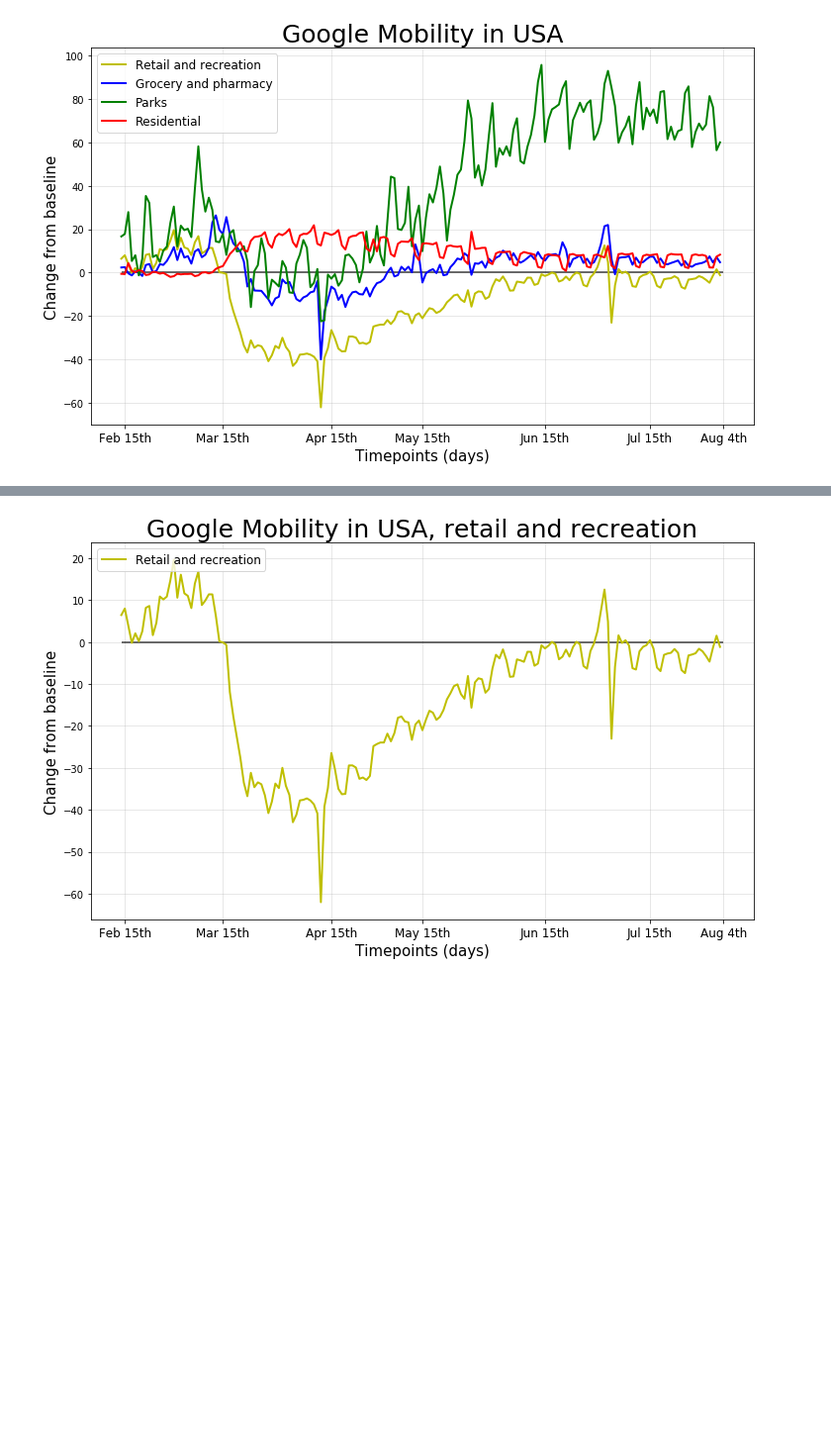
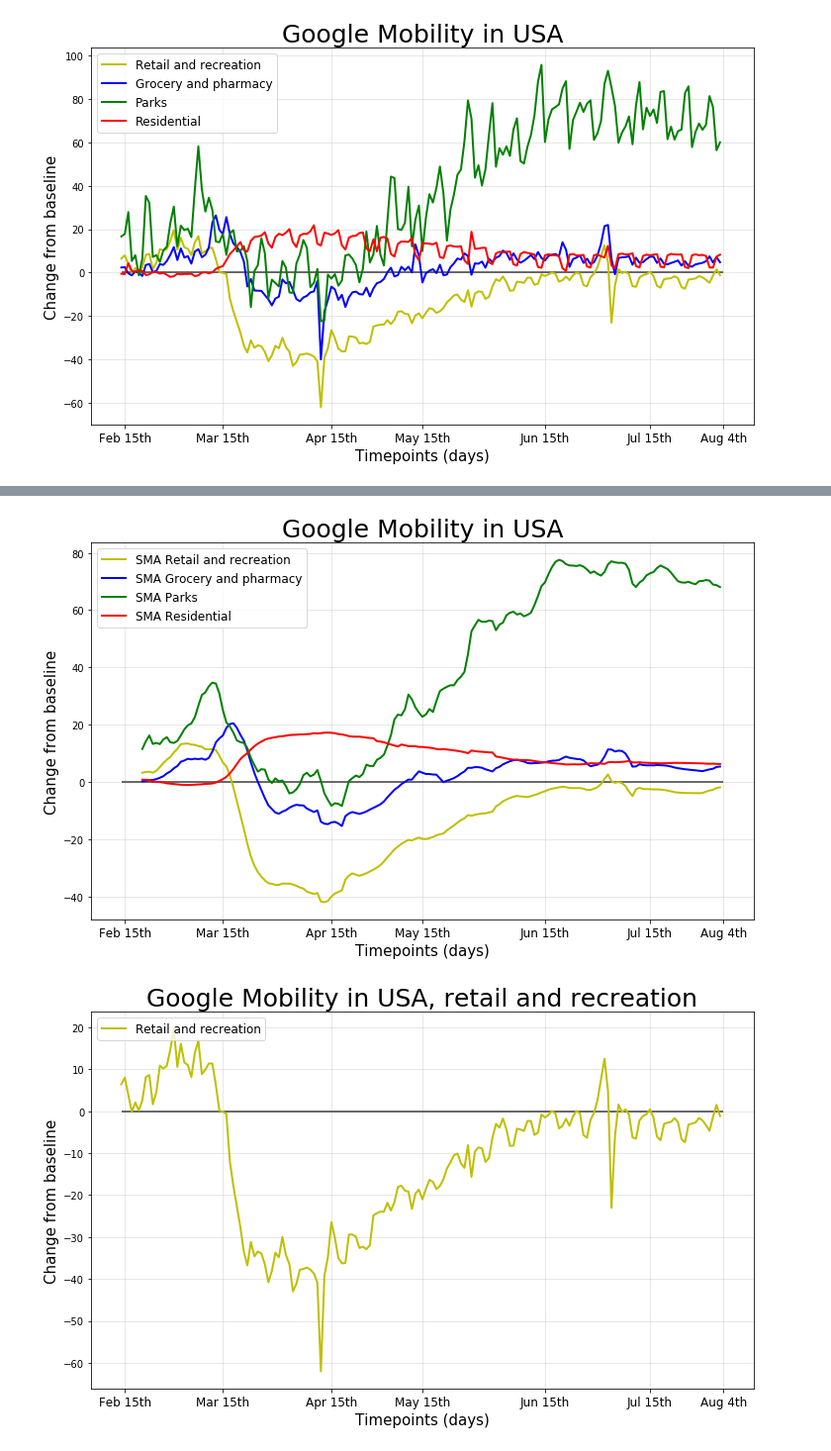
Before and after one commit to LisaHarrison08/Project_G4, a Jupyter notebook: S/St Start.ipynb, the cells around one changed output, grey strips where cells are left out. Shown at 99% size. Saved outputs shown, nothing was run; the diff lists cells and outputs as text; code cells hidden in the pictures; blank space fills up the shorter version.

```diff
--- a/S/St Start.ipynb
+++ b/S/St Start.ipynb
@@ -291,0 +295,6 @@ plt.show()
+# %%
+data_by_date_df["SMA retail_and_recreation"] = data_by_date_df.iloc[:,1].rolling(window=7).mean()
+data_by_date_df["SMA grocery_and_pharmacy"] = data_by_date_df.iloc[:,2].rolling(window=7).mean()
+data_by_date_df["SMA parks"] = data_by_date_df.iloc[:,3].rolling(window=7).mean()
+data_by_date_df["SMA residential"] = data_by_date_df.iloc[:,6].rolling(window=7).mean()
+data_by_date_df
@@ -292,3 +315,44 @@ plt.show()
+# %%
+plt.plot(data_by_date_df["date"],
+         data_by_date_df["SMA retail_and_recreation"],
+         linewidth=2,
+         c = "y",
+         label = "SMA Retail and recreation")
+
+plt.plot(data_by_date_df["date"],
+         data_by_date_df["SMA grocery_and_pharmacy"],
+         linewidth=2,
+         c = "b",
+         label = "SMA Grocery and pharmacy")
+
+plt.plot(data_by_date_df["date"],
+         data_by_date_df["SMA parks"],
+         linewidth=2,
+         c = "g",
+         label = "SMA Parks")
+
+plt.plot(data_by_date_df["date"],
+         data_by_date_df["SMA residential"],
+         linewidth=2,
+         c = "r",
+         label = "SMA Residential")
+
+# Adding title, x labels and y labels
+plt.title("Google Mobility in USA", size = 25)
+plt.xlabel("Timepoints (days)", size = 15)
+plt.ylabel("Change from baseline", size = 15)
+plt.hlines(0,0,172,alpha = 0.75)
+plt.rcParams["figure.figsize"] = [12, 7]
+plt.grid(linestyle ="-", linewidth = 1, alpha = 0.3)
+total = len(data_by_date_df["date"])
+plt.xticks([1, 29, 60, (total/2), 121, 151, (total)],
+           ["Feb 15th", "Mar 15th", "Apr 15th", "May 15th", "Jun 15th", "Jul 15th", "Aug 4th"],
+           fontsize = "large")
+plt.legend(loc = "upper left", fontsize = "large")
+plt.savefig("Mobility_for_all_using_SMA.png", dpi = 100)
+plt.show()
+# %% [output]
+[figure, added]
 # %%
 plt.plot(data_by_date_df["date"],
          data_by_date_df["retail_and_recreation"],
```
Also changed, not shown: parts of 6 cells of this notebook, 2 other files.
